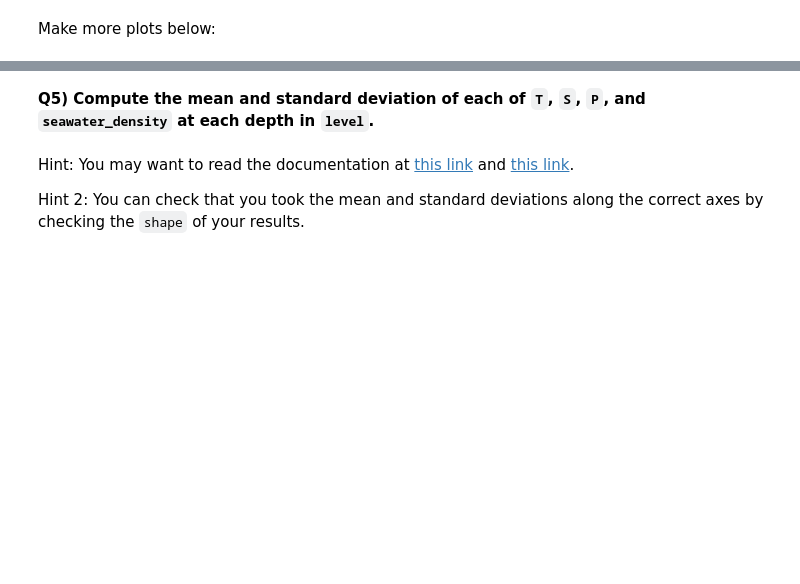
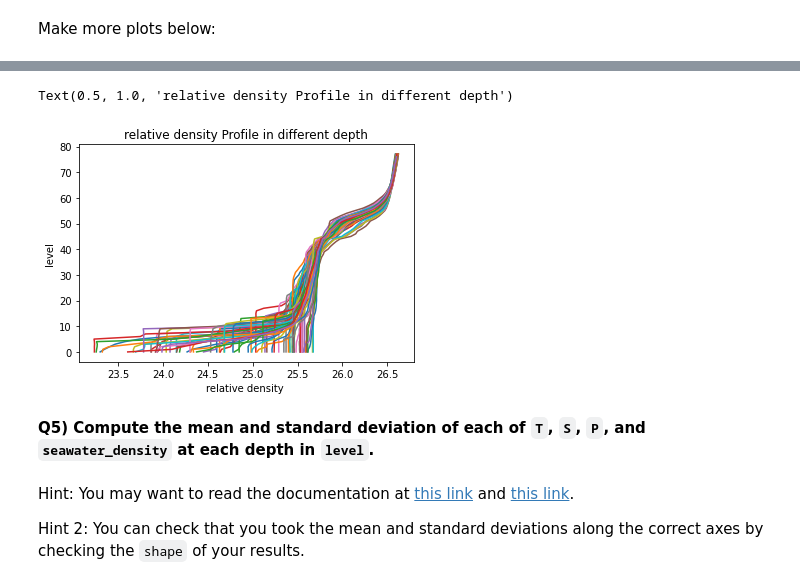
Before and after one commit to mojanshadkar/2022_Intro_Python, a Jupyter notebook: Exercises/W2_S1.ipynb, the cells around one changed output, grey strips where cells are left out. Drawn from its saved outputs; the diff is of its cells as text; code cells hidden in the pictures; blank space fills up the shorter version.

```diff
--- a/Exercises/W2_S1.ipynb
+++ b/Exercises/W2_S1.ipynb
@@ -199,2 +194,4 @@ ___ = CT_from_t(___,___,___)
+# %%
+CT = CT_from_t(s,T,p)
 # %% [markdown]
 Calculate the `relative density` using the equation above
@@ -203,3 +198,6 @@ ___ = ___
+# %%
+ct=CT * CT
+relative_density =a * s + b*CT + c * ct
 # %% [markdown]
 **Q4) Make a plot for each column of data in `T`, `S`, `P`, and
 `relative_density` (four plots)**
@@ -227,3 +244,11 @@ Make more plots below:
+# %%
+plt.plot(relative_density,level);
+plt.xlabel('relative density ')
+plt.ylabel('level')
+plt.title('relative density Profile in different depth')
+# %% [output]
+Text(0.5, 1.0, 'relative density Profile in different depth')
+[figure, added]
 # %% [markdown]
 **Q5) Compute the mean and standard deviation of each of `T`, `S`, `P`, and `seawater_density` at each depth in `level`.**
 # %% [markdown]
```
Also changed, not shown: parts of 6 cells of this notebook.
